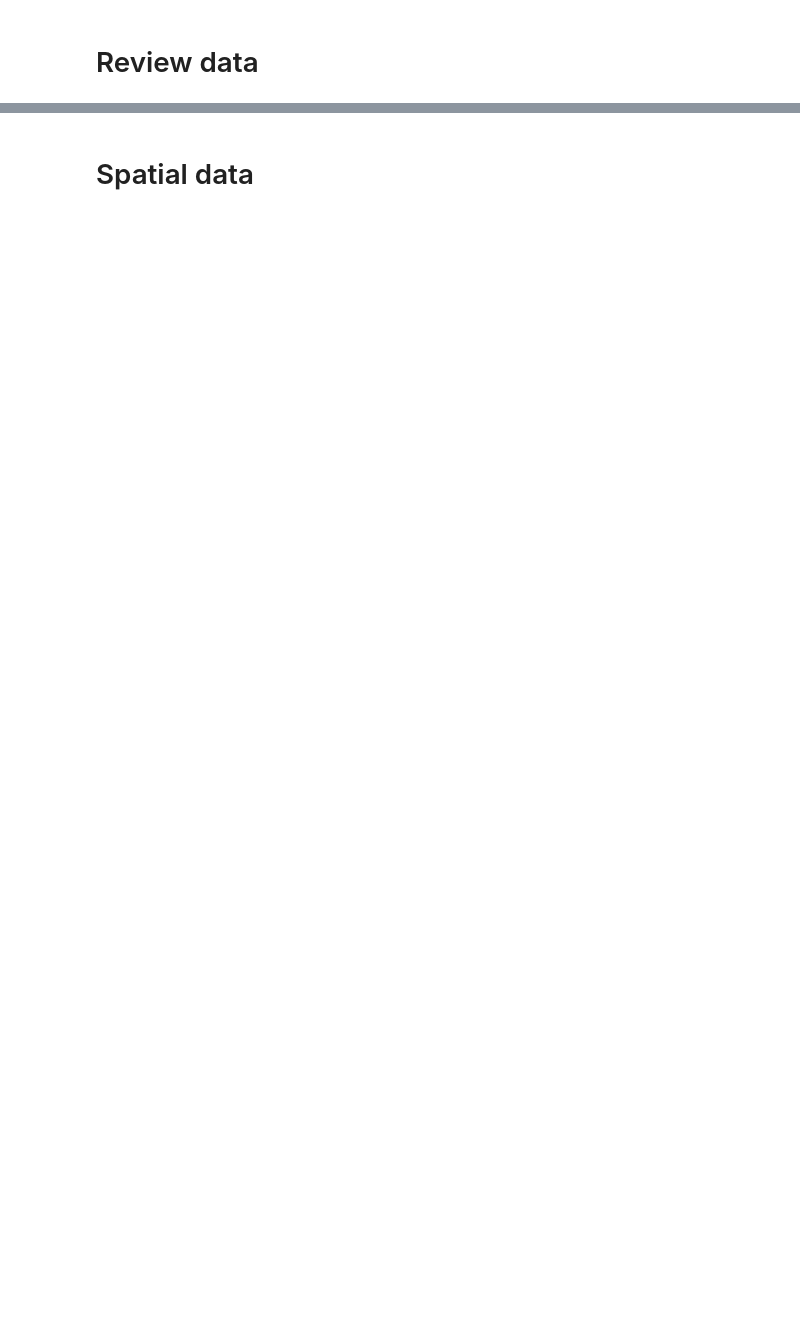
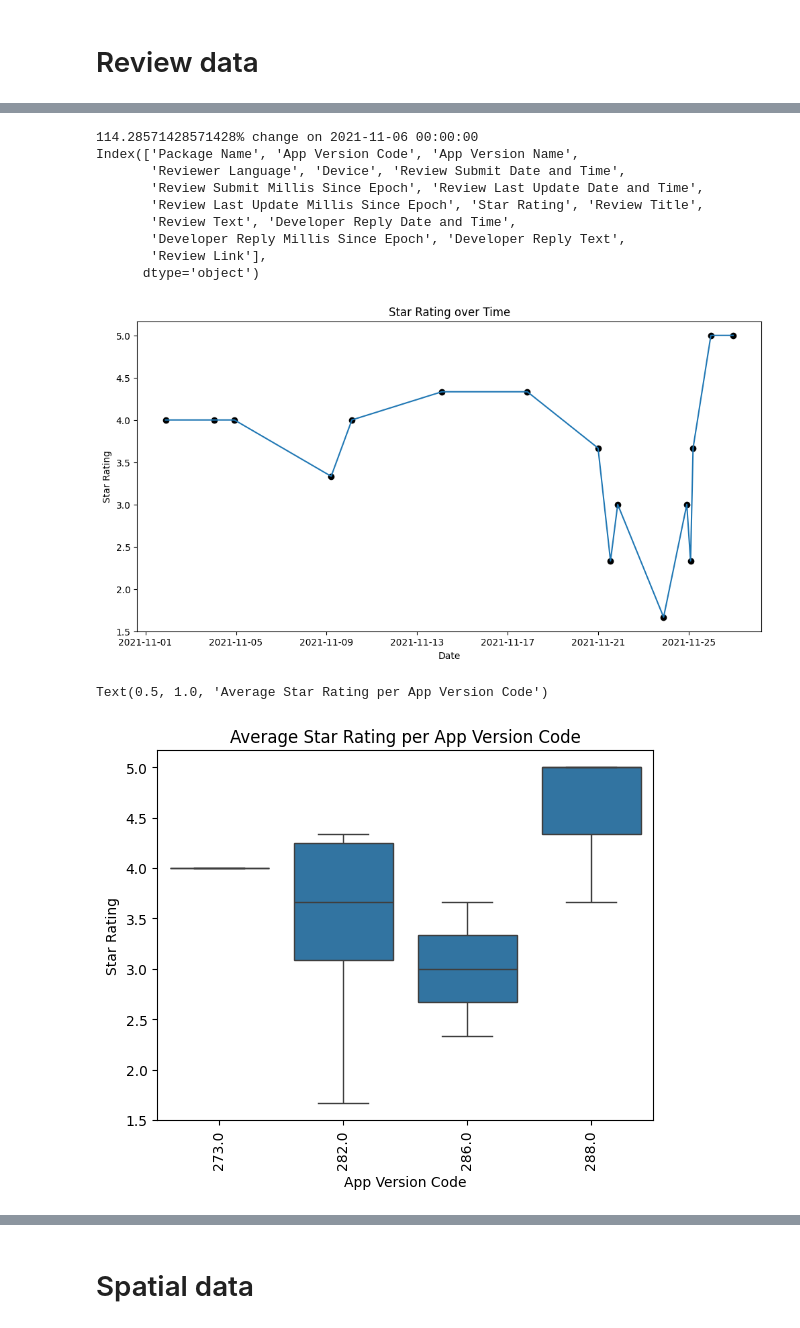
Before and after one commit to maantjemol/Assignment-1-data-science, a Jupyter notebook: main.ipynb, the cells around one changed output, grey strips where cells are left out. Drawn from its saved outputs; the diff is of its cells as text; code cells hidden in the pictures; blank space fills up the shorter version.

Commit message:
feat: new graphs added

```diff
--- a/main.ipynb
+++ b/main.ipynb
@@ -639,3 +652,71 @@ show(p)
 214 rows × 87 columns
 [interactive output not drawn]
 [interactive output not drawn]
+# %%
+# We want to look for a big change in crashes (going up)
+
+# Calculate the percentage change in crashes in 3 days (rolling), first create a new column
+df_crash["Crashes_last_3_days"] = df_crash["Daily Crashes"].rolling(window=3).sum()
+
+# Calculate the percentage change in crashes
+df_crash["Crashes Change"] = df_crash["Crashes_last_3_days"].pct_change()
+
+# Find the date with the biggest change
+biggest_change_date = df_crash.loc[df_crash["Crashes Change"].idxmax()]["Date"]
+
+# Find the biggest change
+biggest_change = df_crash["Crashes Change"].max()
+
+print(f"{biggest_change * 100}% change on", biggest_change_date)
+
+# find the biggest increase in total negative reviews
+df_reviews = reviews_df.copy()
+print(df_reviews.columns)
+df_reviews["Date"] = pd.to_datetime(df_reviews["Review Submit Date and Time"])
+# df_reviews["Total Negative Reviews"] = df_reviews["Negative Reviews"].rolling(window=3).sum()
+# df_reviews["Negative Reviews Change"] = df_reviews["Total Negative Reviews"].pct_change()
+# biggest_change_date = df_reviews.loc[df_reviews["Negative Reviews Change"].idxmax()]["Date"]
+# biggest_change = df_reviews["Negative Reviews Change"].max()
+# print(f"{biggest_change * 100}% change on", biggest_change_date)
+df_reviews.head()
+# use sns to plot the reviews (Star Rating) over time
+import seaborn as sns
+import matplotlib.pyplot as plt
+
+df_reviews["Date"] = pd.to_datetime(df_reviews["Review Submit Date and Time"])
+df_reviews["Star Rating"] = df_reviews["Star Rating"].astype(int)
+
+# smooth out the data, rolling mean over 3 days
+df_reviews["Star Rating"] = df_reviews["Star Rating"].rolling(window=3).mean()
+
+# remove everything befor 2021
+df_reviews = df_reviews[(df_reviews["Date"] > "2021-11-01") & (df_reviews["Date"] < "2021-12-01")]
+
+plt.figure(figsize=(12, 6))
+sns.lineplot(data=df_reviews, x="Date", y="Star Rating")
+
+# plot the points
+plt.scatter(df_reviews["Date"], df_reviews["Star Rating"], color="black")
+
+plt.title("Star Rating over Time")
+plt.show()
+
+# plot average star rating per by App Version Code
+df_reviews["App Version Code"] = df_reviews["App Version Code"]
+
+sns.boxplot(data=df_reviews, x="App Version Code", y="Star Rating")
+plt.xticks(rotation=90)
+plt.title("Average Star Rating per App Version Code")
+# %% [output]
+114.28571428571428% change on 2021-11-06 00:00:00
+Index(['Package Name', 'App Version Code', 'App Version Name',
+       'Reviewer Language', 'Device', 'Review Submit Date and Time',
+       'Review Submit Millis Since Epoch', 'Review Last Update Date and Time',
+       'Review Last Update Millis Since Epoch', 'Star Rating', 'Review Title',
+       'Review Text', 'Developer Reply Date and Time',
+       'Developer Reply Millis Since Epoch', 'Developer Reply Text',
+       'Review Link'],
+      dtype='object')
+[figure, added]
+Text(0.5, 1.0, 'Average Star Rating per App Version Code')
+[figure, added]
```
Also changed, not shown: parts of 3 cells of this notebook, 1 other file.
